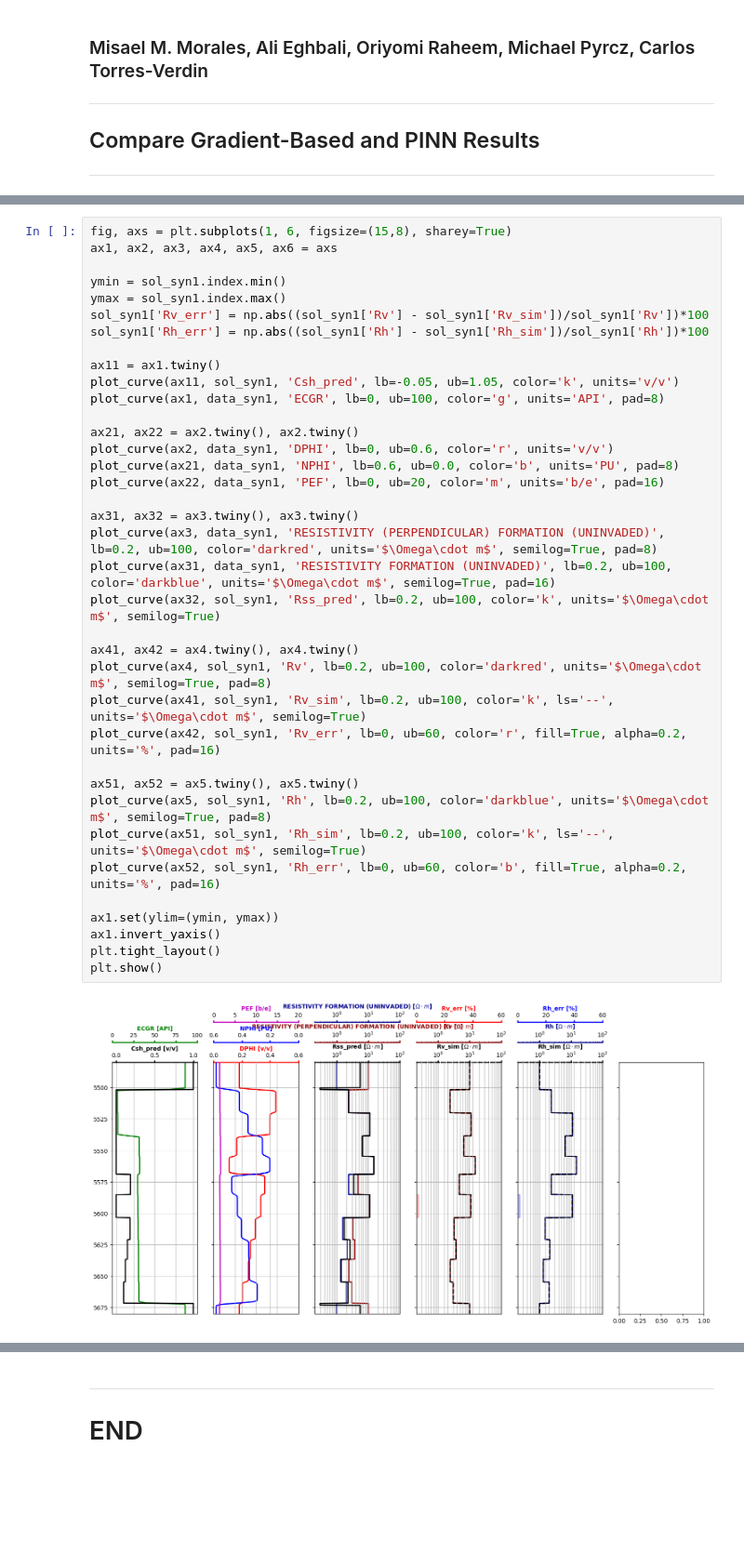
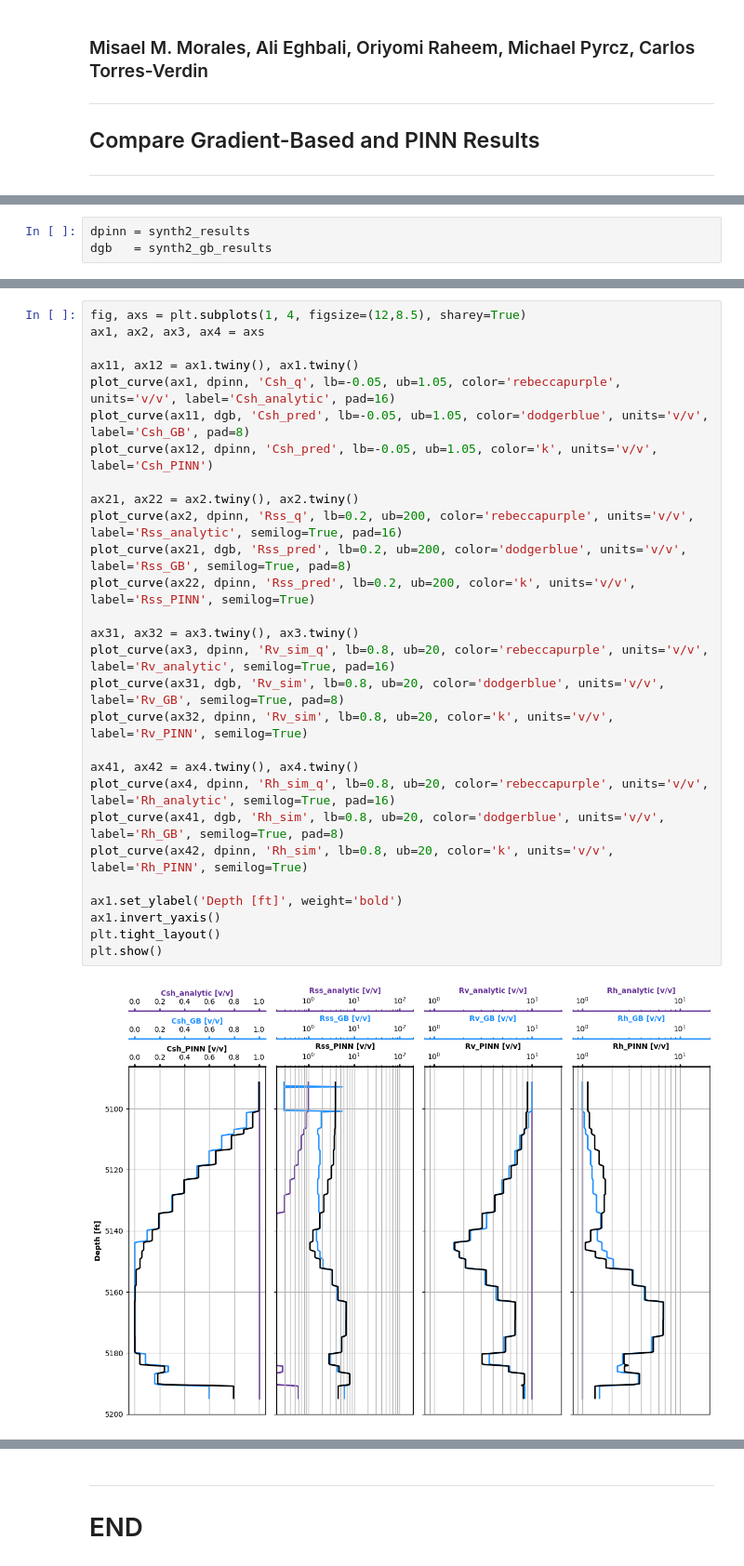
Before and after one commit to misaelmmorales/Anisotropic-Resistivity-Inversion, a Jupyter notebook: main_CompareResults.ipynb, the cells around one changed output, grey strips where cells are left out. Shown at 93% size. Drawn from its saved outputs; the diff is of its cells as text; blank space fills up the shorter version.

```diff
--- a/main_CompareResults.ipynb
+++ b/main_CompareResults.ipynb
@@ -35 +117,4 @@ sol_syn2    = pd.read_csv('results/gradient_based_solution_synthetic2.csv', inde
+# %%
+dpinn = synth2_results
+dgb   = synth2_gb_results
 # %%
@@ -113,39 +146,30 @@ plt.show()
 # %%
-fig, axs = plt.subplots(1, 6, figsize=(15,8), sharey=True)
-ax1, ax2, ax3, ax4, ax5, ax6 = axs
+fig, axs = plt.subplots(1, 4, figsize=(12,8.5), sharey=True)
+ax1, ax2, ax3, ax4 = axs
 
-ymin = sol_syn1.index.min()
-ymax = sol_syn1.index.max()
-sol_syn1['Rv_err'] = np.abs((sol_syn1['Rv'] - sol_syn1['Rv_sim'])/sol_syn1['Rv'])*100
-sol_syn1['Rh_err'] = np.abs((sol_syn1['Rh'] - sol_syn1['Rh_sim'])/sol_syn1['Rh'])*100
-
-ax11 = ax1.twiny()
-plot_curve(ax11, sol_syn1, 'Csh_pred', lb=-0.05, ub=1.05, color='k', units='v/v')
-plot_curve(ax1, data_syn1, 'ECGR', lb=0, ub=100, color='g', units='API', pad=8)
+ax11, ax12 = ax1.twiny(), ax1.twiny()
+plot_curve(ax1, dpinn, 'Csh_q', lb=-0.05, ub=1.05, color='rebeccapurple', units='v/v', label='Csh_analytic', pad=16)
+plot_curve(ax11, dgb, 'Csh_pred', lb=-0.05, ub=1.05, color='dodgerblue', units='v/v', label='Csh_GB', pad=8)
+plot_curve(ax12, dpinn, 'Csh_pred', lb=-0.05, ub=1.05, color='k', units='v/v', label='Csh_PINN')
 
 ax21, ax22 = ax2.twiny(), ax2.twiny()
-plot_curve(ax2, data_syn1, 'DPHI', lb=0, ub=0.6, color='r', units='v/v')
-plot_curve(ax21, data_syn1, 'NPHI', lb=0.6, ub=0.0, color='b', units='PU', pad=8)
-plot_curve(ax22, data_syn1, 'PEF', lb=0, ub=20, color='m', units='b/e', pad=16)
+plot_curve(ax2, dpinn, 'Rss_q', lb=0.2, ub=200, color='rebeccapurple', units='v/v', label='Rss_analytic', semilog=True, pad=16)
+plot_curve(ax21, dgb, 'Rss_pred', lb=0.2, ub=200, color='dodgerblue', units='v/v', label='Rss_GB', semilog=True, pad=8)
+plot_curve(ax22, dpinn, 'Rss_pred', lb=0.2, ub=200, color='k', units='v/v', label='Rss_PINN', semilog=True)
 
 ax31, ax32 = ax3.twiny(), ax3.twiny()
-plot_curve(ax3, data_syn1, 'RESISTIVITY (PERPENDICULAR) FORMATION (UNINVADED)', lb=0.2, ub=100, color='darkred', units='$\Omega\cdot m$', semilog=True, pad=8)
-plot_curve(ax31, data_syn1, 'RESISTIVITY FORMATION (UNINVADED)', lb=0.2, ub=100, color='darkblue', units='$\Omega\cdot m$', semilog=True, pad=16)
-plot_curve(ax32, sol_syn1, 'Rss_pred', lb=0.2, ub=100, color='k', units='$\Omega\cdot m$', semilog=True)
+plot_curve(ax3, dpinn, 'Rv_sim_q', lb=0.8, ub=20, color='rebeccapurple', units='v/v', label='Rv_analytic', semilog=True, pad=16)
+plot_curve(ax31, dgb, 'Rv_sim', lb=0.8, ub=20, color='dodgerblue', units='v/v', label='Rv_GB', semilog=True, pad=8)
+plot_curve(ax32, dpinn, 'Rv_sim', lb=0.8, ub=20, color='k', units='v/v', label='Rv_PINN', semilog=True)
 
 ax41, ax42 = ax4.twiny(), ax4.twiny()
-plot_curve(ax4, sol_syn1, 'Rv', lb=0.2, ub=100, color='darkred', units='$\Omega\cdot m$', semilog=True, pad=8)
-plot_curve(ax41, sol_syn1, 'Rv_sim', lb=0.2, ub=100, color='k', ls='--', units='$\Omega\cdot m$', semilog=True)
-plot_curve(ax42, sol_syn1, 'Rv_err', lb=0, ub=60, color='r', fill=True, alpha=0.2, units='%', pad=16)
+plot_curve(ax4, dpinn, 'Rh_sim_q', lb=0.8, ub=20, color='rebeccapurple', units='v/v', label='Rh_analytic', semilog=True, pad=16)
+plot_curve(ax41, dgb, 'Rh_sim', lb=0.8, ub=20, color='dodgerblue', units='v/v', label='Rh_GB', semilog=True, pad=8)
+plot_curve(ax42, dpinn, 'Rh_sim', lb=0.8, ub=20, color='k', units='v/v', label='Rh_PINN', semilog=True)
 
-ax51, ax52 = ax5.twiny(), ax5.twiny()
-plot_curve(ax5, sol_syn1, 'Rh', lb=0.2, ub=100, color='darkblue', units='$\Omega\cdot m$', semilog=True, pad=8)
-plot_curve(ax51, sol_syn1, 'Rh_sim', lb=0.2, ub=100, color='k', ls='--', units='$\Omega\cdot m$', semilog=True)
-plot_curve(ax52, sol_syn1, 'Rh_err', lb=0, ub=60, color='b', fill=True, alpha=0.2, units='%', pad=16)
-
-ax1.set(ylim=(ymin, ymax))
+ax1.set_ylabel('Depth [ft]', weight='bold')
 ax1.invert_yaxis()
 plt.tight_layout()
 plt.show()
 # %% [output]
-[figure, old version]
+[figure, new version]
```
Also changed, not shown: parts of 10 cells of this notebook, 4 other files.
